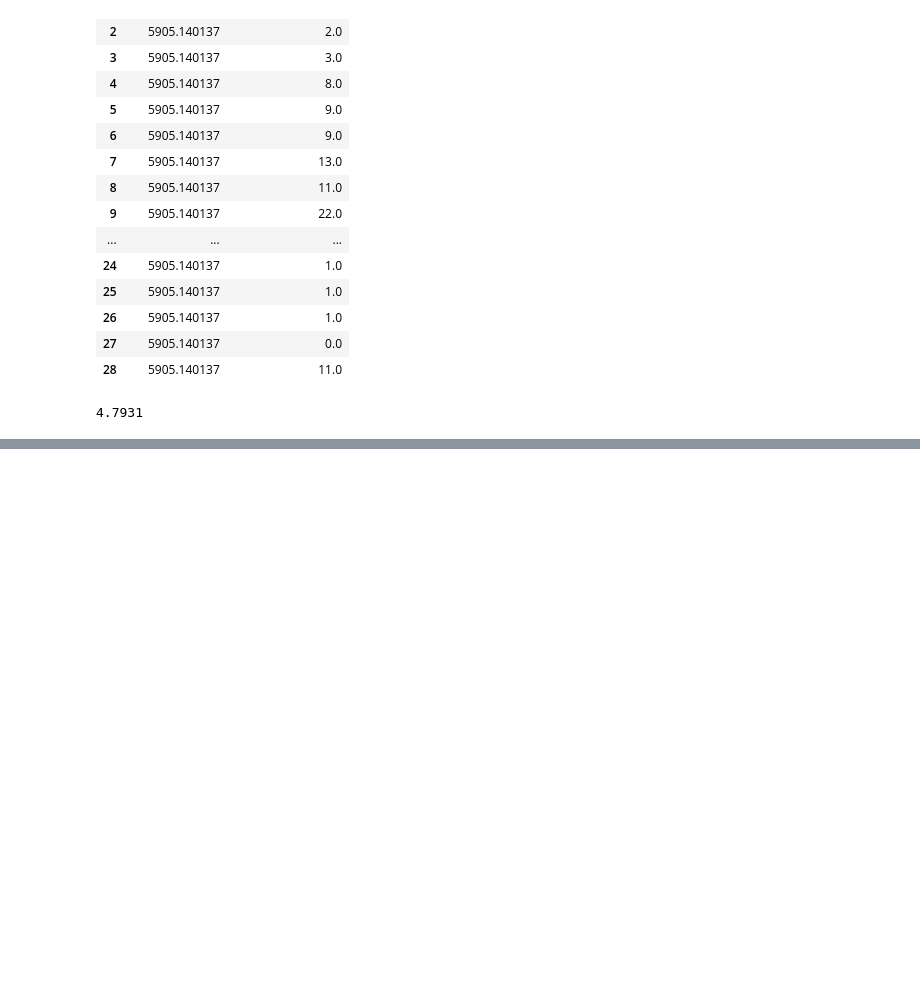
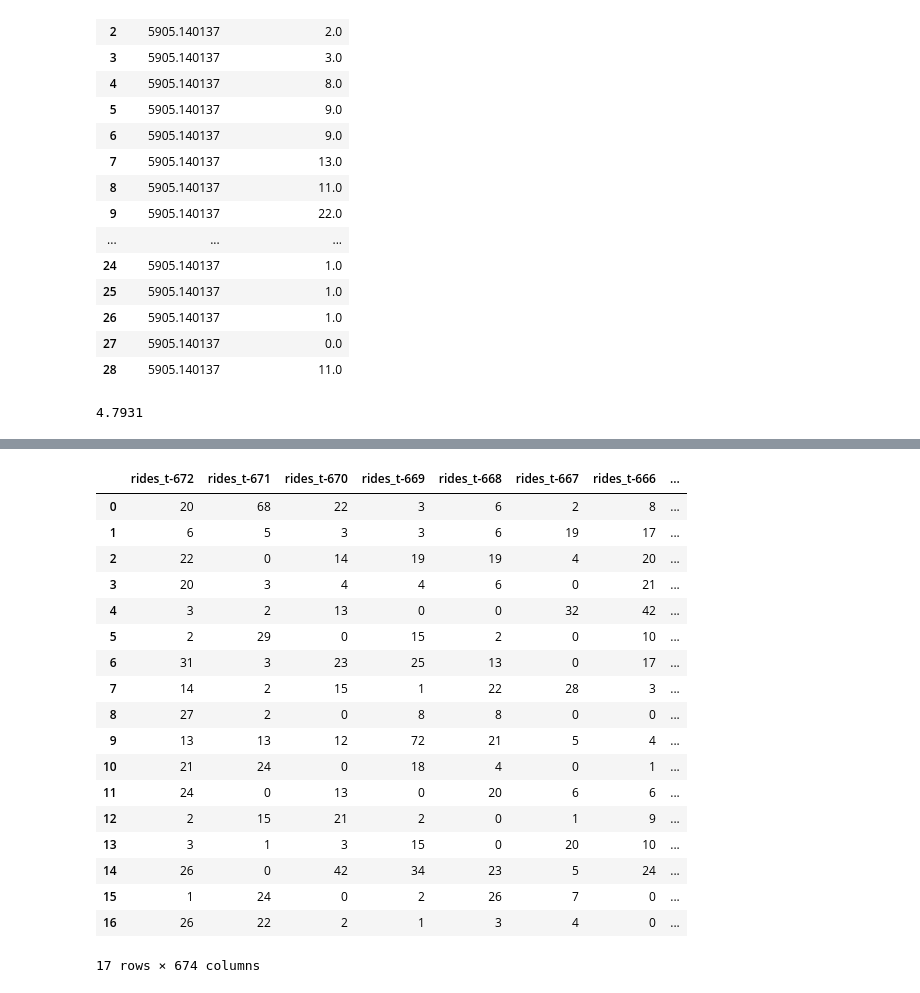
Before and after one commit to nolantphillips/CitiBike, a Jupyter notebook: notebooks/13_model_training_pipeline.ipynb, the cells around one changed output, grey strips where cells are left out. Saved outputs shown, nothing was run; the diff lists cells and outputs as text; code cells hidden in the pictures; blank space fills up the shorter version.

```diff
--- a/notebooks/13_model_training_pipeline.ipynb
+++ b/notebooks/13_model_training_pipeline.ipynb
@@ -467,0 +521,2 @@ print(f"{test_mae:.4f}")
+# %%
+ts_data = fetch_days_data(180)
@@ -467,0 +537,4 @@ print(f"{test_mae:.4f}")
+# %%
+features, targets = transform_ts_data_into_features_and_target_loop(
+    ts_data, window_size=24 * 28, step_size=23
+)
@@ -467,0 +557,30 @@ print(f"{test_mae:.4f}")
+# %%
+import pandas as pd
+from datetime import datetime, timedelta
+
+features_targets = features.copy()
+features_targets["target"] = targets
+
+cutoff_date = pd.Timestamp(datetime.now() - timedelta(days=365 + 28))
+
+df_5905 = features_targets[features_targets["start_station_id"] == 5905.140137]
+df_6140 = features_targets[features_targets["start_station_id"] == 6140.049805]
+df_6822 = features_targets[features_targets["start_station_id"] == 6822.089844]
+
+X_train_5905, y_train_5905, X_test_5905, y_test_5905 = split_time_series_data(
+    df_5905,
+    cutoff_date=cutoff_date,
+    target_column="target"
+)
+
+X_train_6140, y_train_6140, X_test_6140, y_test_6140 = split_time_series_data(
+    df_6140,
+    cutoff_date=cutoff_date,
+    target_column="target"
+)
+
+X_train_6822, y_train_6822, X_test_6822, y_test_6822 = split_time_series_data(
+    df_6822,
+    cutoff_date=cutoff_date,
+    target_column="target"
+)
@@ -467,0 +591,22 @@ print(f"{test_mae:.4f}")
+# %%
+X_test_5905
+# %% [output]
+|  | rides_t-672 | rides_t-671 | rides_t-670 | rides_t-669 | rides_t-668 | rides_t-667 | rides_t-666 | ... |
+| 0 | 20 | 68 | 22 | 3 | 6 | 2 | 8 | ... |
+| 1 | 6 | 5 | 3 | 3 | 6 | 19 | 17 | ... |
+| 2 | 22 | 0 | 14 | 19 | 19 | 4 | 20 | ... |
+| 3 | 20 | 3 | 4 | 4 | 6 | 0 | 21 | ... |
+| 4 | 3 | 2 | 13 | 0 | 0 | 32 | 42 | ... |
+| 5 | 2 | 29 | 0 | 15 | 2 | 0 | 10 | ... |
+| 6 | 31 | 3 | 23 | 25 | 13 | 0 | 17 | ... |
+| 7 | 14 | 2 | 15 | 1 | 22 | 28 | 3 | ... |
+| 8 | 27 | 2 | 0 | 8 | 8 | 0 | 0 | ... |
+| 9 | 13 | 13 | 12 | 72 | 21 | 5 | 4 | ... |
+| 10 | 21 | 24 | 0 | 18 | 4 | 0 | 1 | ... |
+| 11 | 24 | 0 | 13 | 0 | 20 | 6 | 6 | ... |
+| 12 | 2 | 15 | 21 | 2 | 0 | 1 | 9 | ... |
+| 13 | 3 | 1 | 3 | 15 | 0 | 20 | 10 | ... |
+| 14 | 26 | 0 | 42 | 34 | 23 | 5 | 24 | ... |
+| 15 | 1 | 24 | 0 | 2 | 26 | 7 | 0 | ... |
+| 16 | 26 | 22 | 2 | 1 | 3 | 4 | 0 | ... |
+17 rows × 674 columns
```
Also changed, not shown: parts of 10 cells of this notebook, 3 other files.
